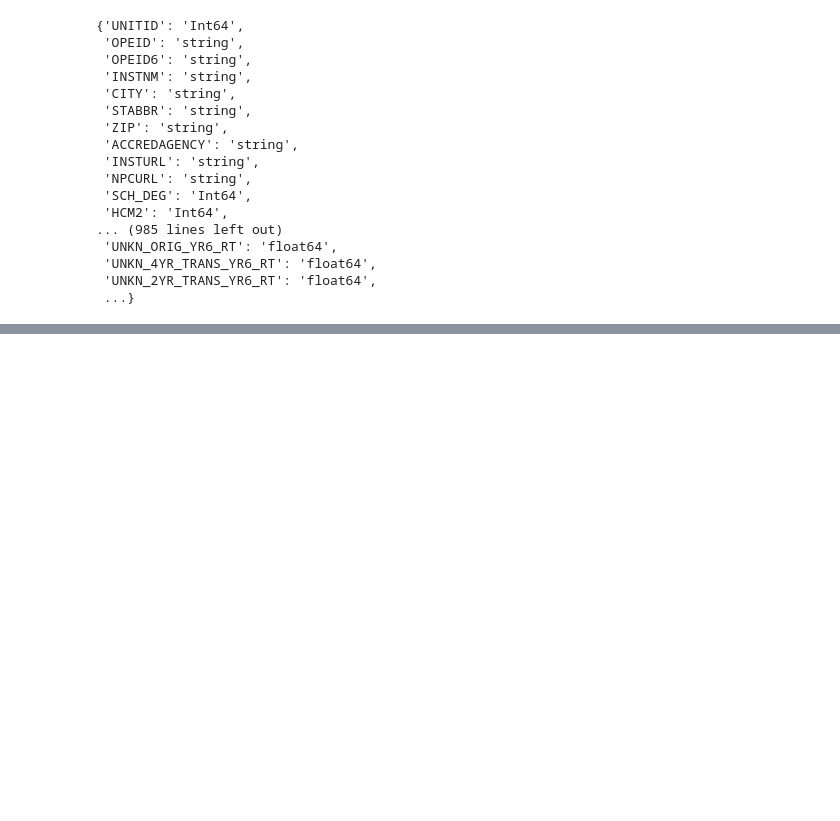
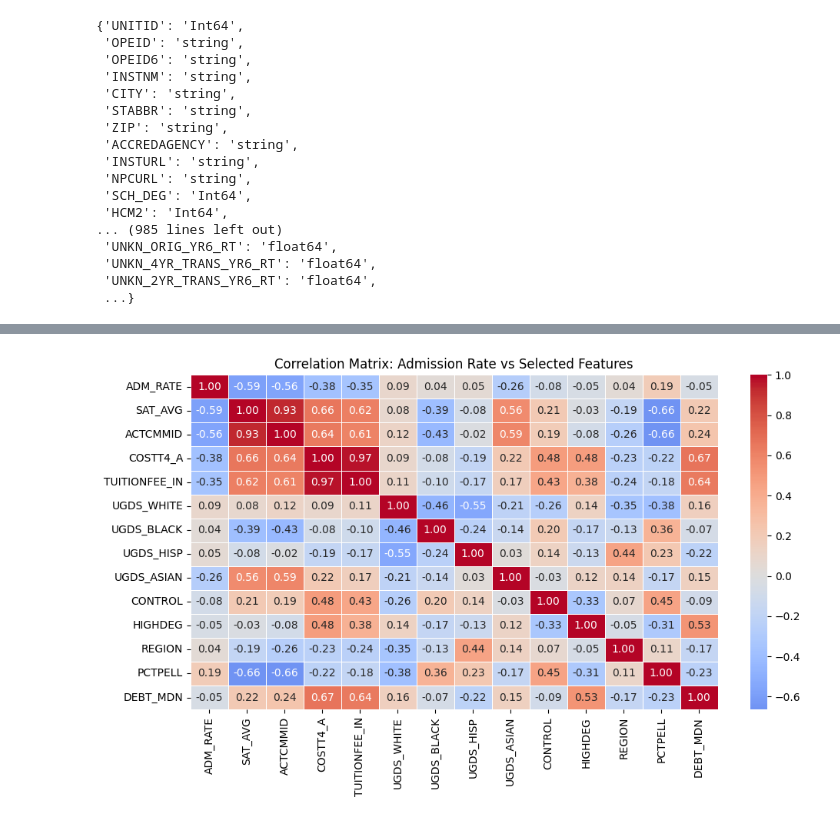
Before and after one commit to Mamasmess333/Admit_Predict, a Jupyter notebook: College_Scorecard_Most_Recent_Institutional_Data/Notebooks/01_EDA.ipynb, the cells around one changed output, grey strips where cells are left out. Cells and saved outputs as stored; diff of their text form; code cells hidden in the pictures; blank space fills up the shorter version.

```diff
--- a/College_Scorecard_Most_Recent_Institutional_Data/Notebooks/01_EDA.ipynb
+++ b/College_Scorecard_Most_Recent_Institutional_Data/Notebooks/01_EDA.ipynb
@@ -266,0 +473,28 @@ dtype: float64
+# %%
+import numpy as np
+import pandas as pd
+import seaborn as sns
+import matplotlib.pyplot as plt
+
+# -----------------------------------
+# 🧼 Clean invalid values before correlation
+# -----------------------------------
+invalid_values = ["PrivacySuppressed", "PS", "NULL", "NaN", "nan", ".", " "]
+df = df.replace(invalid_values, np.nan)
+
+# Only keep numeric columns for correlation
+cols_for_corr = ['ADM_RATE'] + selected_features
+df_corr = df[cols_for_corr].apply(pd.to_numeric, errors='coerce')
+
+# -----------------------------------
+# 🧩 Correlation Matrix
+# -----------------------------------
+corr = df_corr.corr()
+
+plt.figure(figsize=(10,6))
+sns.heatmap(corr, cmap='coolwarm', center=0, annot=True, fmt=".2f", linewidths=.5)
+plt.title("Correlation Matrix: Admission Rate vs Selected Features")
+plt.tight_layout()
+plt.show()
+# %% [output]
+[figure, added]
```
Also changed, not shown: parts of 6 cells of this notebook.
